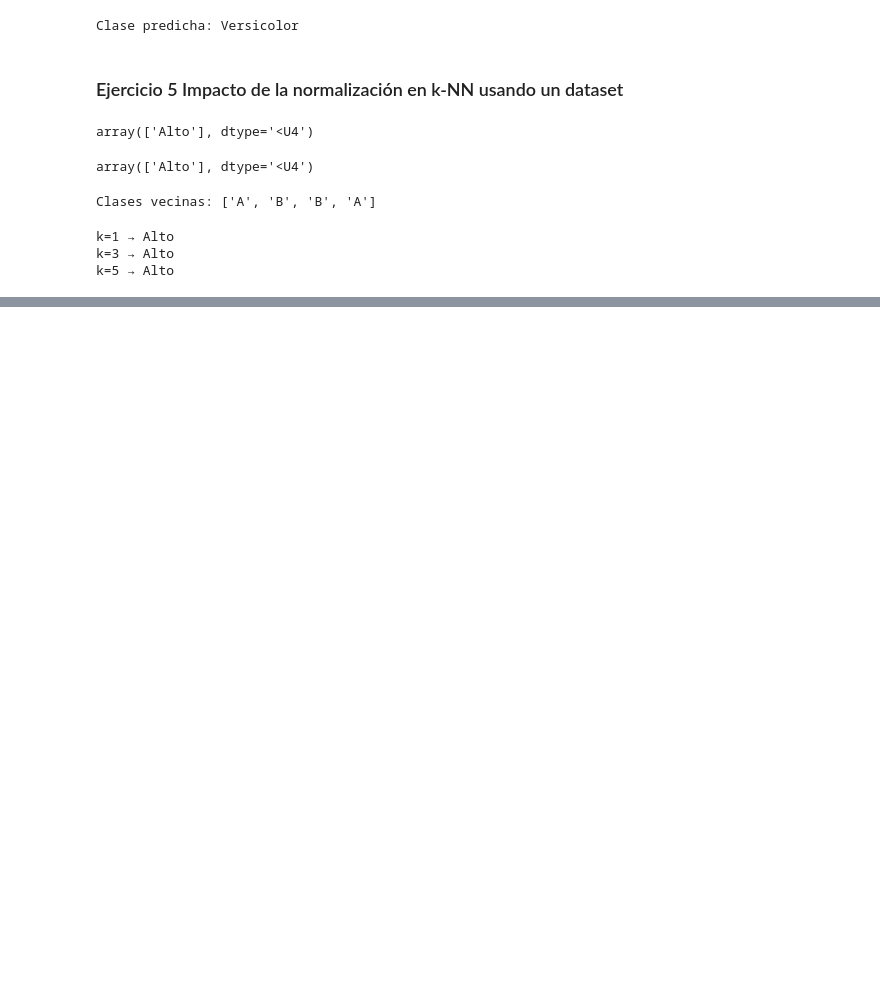
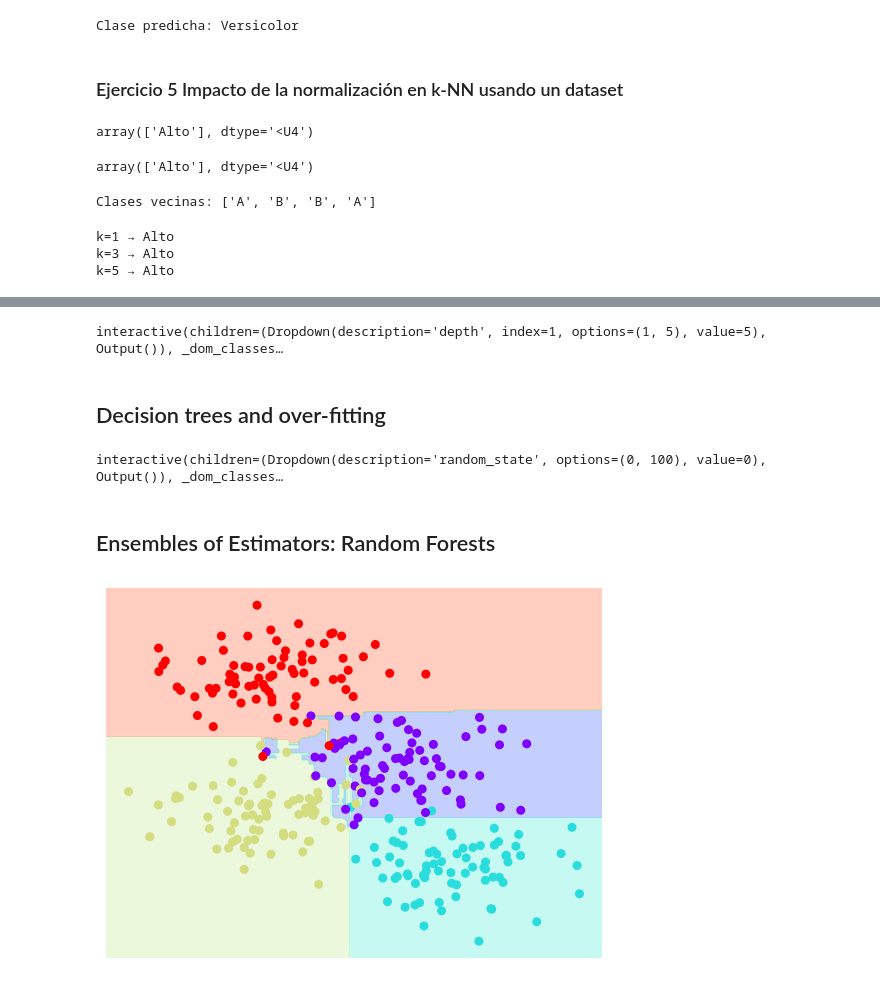
Before and after one commit to omaralonsoinfo/MineriaDeDatos, a Jupyter notebook: Mineria_De_Datos.ipynb, the cells around one changed output, grey strips where cells are left out. Cells and saved outputs as stored; diff of their text form; code cells hidden in the pictures; blank space fills up the shorter version.

```diff
--- a/Mineria_De_Datos.ipynb
+++ b/Mineria_De_Datos.ipynb
@@ -2343,0 +2481,28 @@ k=5 → Alto
+# %%
+# helpers_05_08 is found in the online appendix
+import helpers_05_08
+helpers_05_08.plot_tree_interactive(X, y);
+# %% [output]
+interactive(children=(Dropdown(description='depth', index=1, options=(1, 5), value=5), Output()), _dom_classes…
+# %% [markdown]
+## Decision trees and over-fitting
+# %%
+# helpers_05_08 is found in the online appendix
+import helpers_05_08
+helpers_05_08.randomized_tree_interactive(X, y)
+# %% [output]
+interactive(children=(Dropdown(description='random_state', options=(0, 100), value=0), Output()), _dom_classes…
+# %% [markdown]
+## Ensembles of Estimators: Random Forests
+# %%
+from sklearn.tree import DecisionTreeClassifier
+from sklearn.ensemble import BaggingClassifier
+
+tree = DecisionTreeClassifier()
+bag = BaggingClassifier(tree, n_estimators=100, max_samples=0.8,
+                        random_state=1)
+
+bag.fit(X, y)
+visualize_classifier(bag, X, y)
+# %% [output]
+[figure, added]
```
Also changed, not shown: parts of 19 cells of this notebook.
